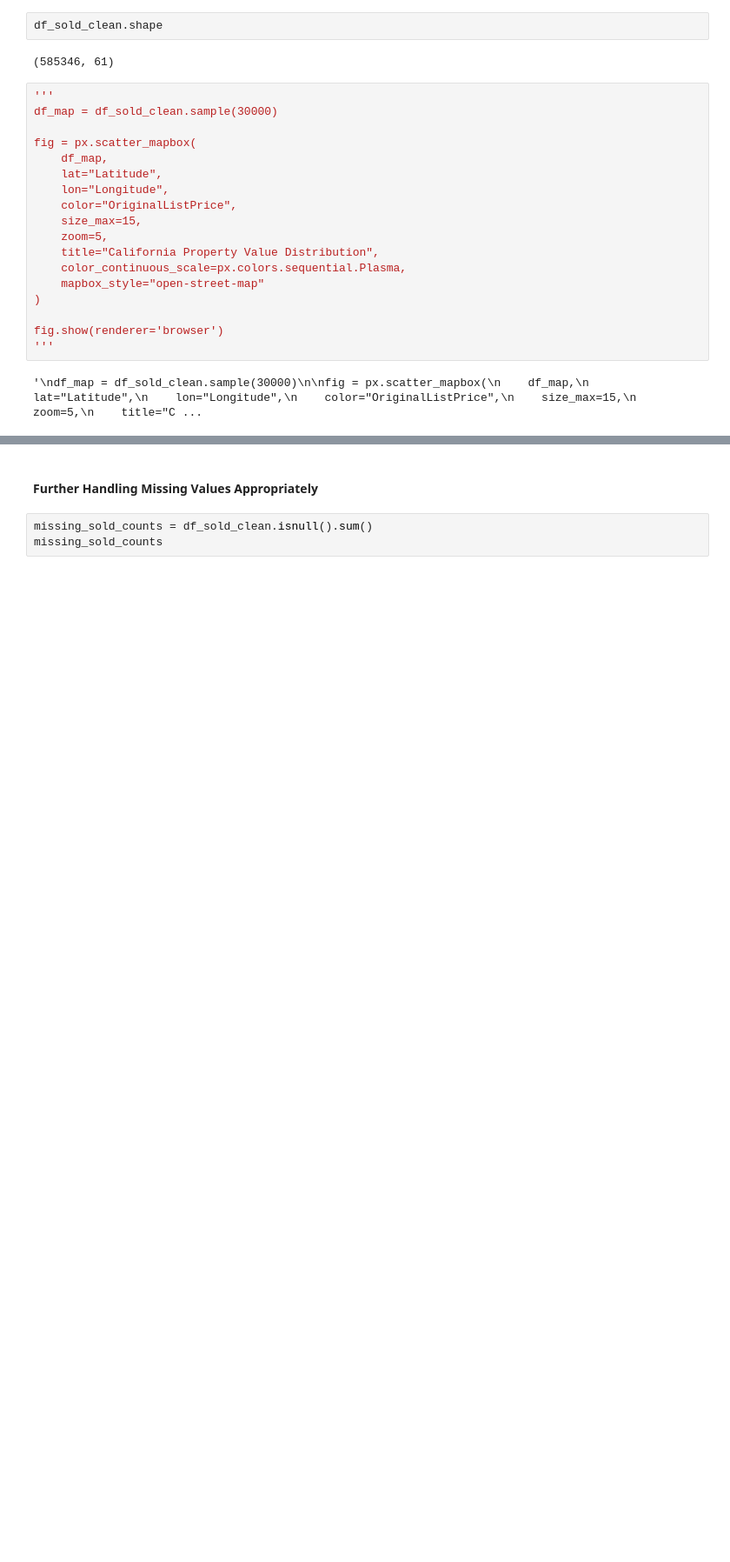
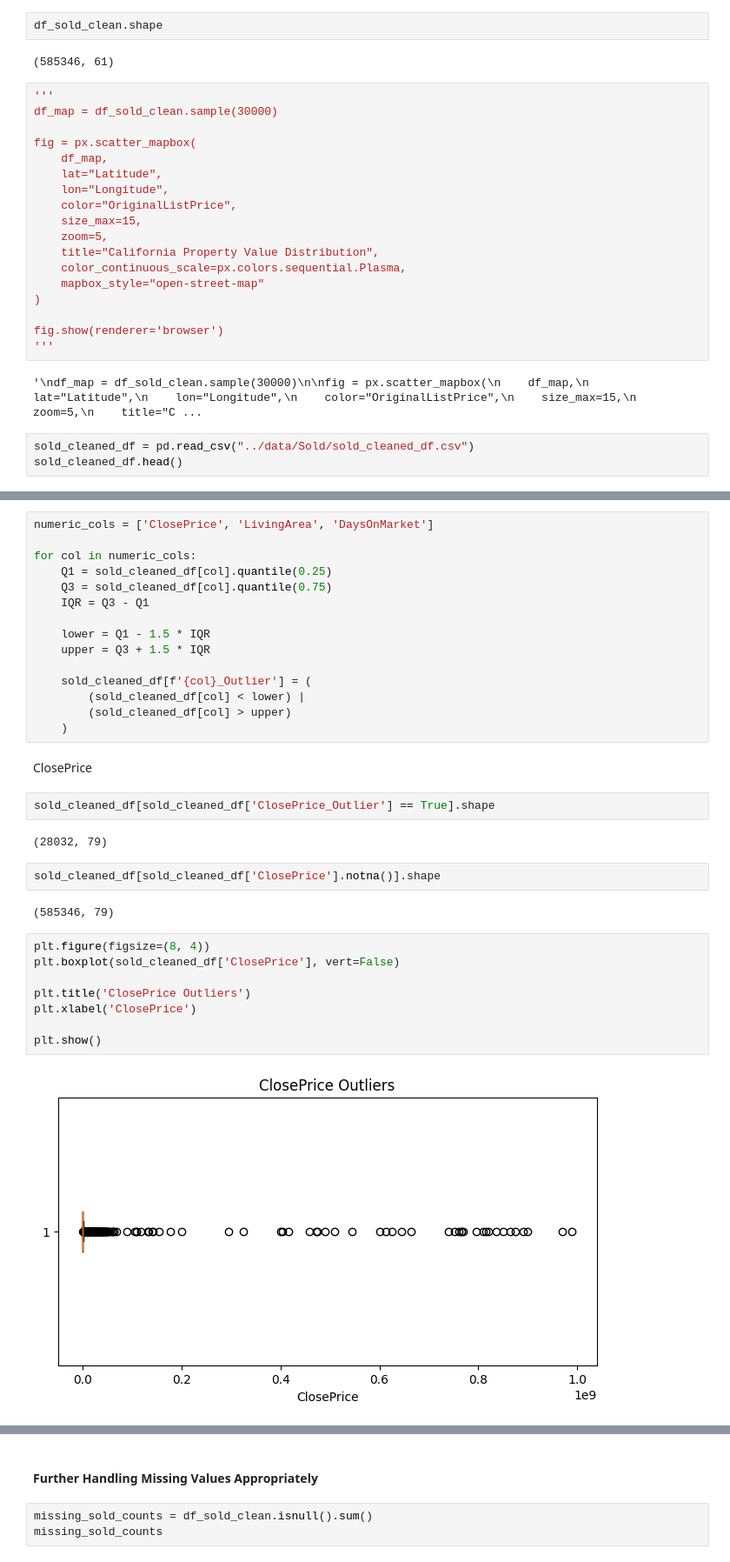
Before and after one commit to mayabernstein/idx-exchange, a Jupyter notebook: data_exploration/03.2_data_cleaning_sold.ipynb, the cells around one changed output, grey strips where cells are left out. Shown at 87% size. Drawn from its saved outputs; the diff is of its cells as text; blank space fills up the shorter version.

Commit message:
Data Engineering + Outlier Quality - Completed

```diff
--- a/data_exploration/03.2_data_cleaning_sold.ipynb
+++ b/data_exploration/03.2_data_cleaning_sold.ipynb
@@ -682,3 +682,6 @@ fig.show(renderer='browser')
 '''
 # %% [output]
 '\ndf_map = df_sold_clean.sample(30000)\n\nfig = px.scatter_mapbox(\n    df_map,\n    lat="Latitude",\n    lon="Longitude",\n    color="OriginalListPrice",\n    size_max=15,\n    zoom=5,\n    title="C ...
+# %%
+sold_cleaned_df = pd.read_csv("../data/Sold/sold_cleaned_df.csv")
+sold_cleaned_df.head()
@@ -684,0 +716,35 @@ fig.show(renderer='browser')
+# %%
+numeric_cols = ['ClosePrice', 'LivingArea', 'DaysOnMarket']
+
+for col in numeric_cols:
+    Q1 = sold_cleaned_df[col].quantile(0.25)
+    Q3 = sold_cleaned_df[col].quantile(0.75)
+    IQR = Q3 - Q1
+
+    lower = Q1 - 1.5 * IQR
+    upper = Q3 + 1.5 * IQR
+
+    sold_cleaned_df[f'{col}_Outlier'] = (
+        (sold_cleaned_df[col] < lower) |
+        (sold_cleaned_df[col] > upper)
+    )
+# %% [markdown]
+ClosePrice
+# %%
+sold_cleaned_df[sold_cleaned_df['ClosePrice_Outlier'] == True].shape
+# %% [output]
+(28032, 79)
+# %%
+sold_cleaned_df[sold_cleaned_df['ClosePrice'].notna()].shape
+# %% [output]
+(585346, 79)
+# %%
+plt.figure(figsize=(8, 4))
+plt.boxplot(sold_cleaned_df['ClosePrice'], vert=False)
+
+plt.title('ClosePrice Outliers')
+plt.xlabel('ClosePrice')
+
+plt.show()
+# %% [output]
+[figure, added]
```
Also changed, not shown: parts of 140 cells of this notebook, 3 other files.
